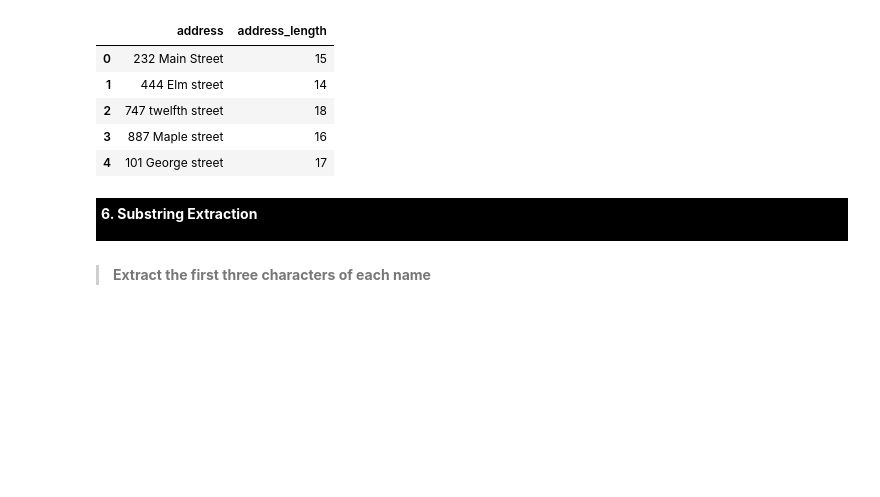
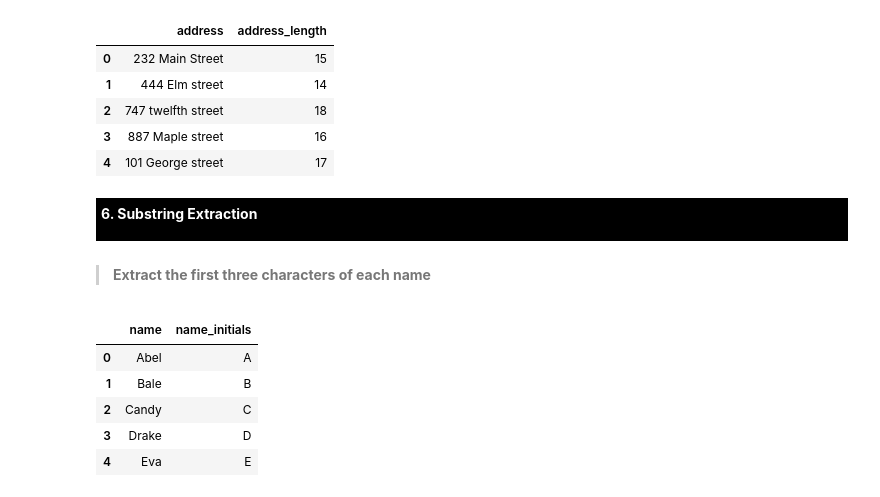
Before and after one commit to Craphtr/Python-Essentials-For-Machine-Learning, a Jupyter notebook: 08_Data_Cleaning&Preparation_in_Pandas.ipynb, the cells around one changed output. Cells and saved outputs as stored; diff of their text form; code cells hidden in the pictures; blank space fills up the shorter version.

```diff
--- a/08_Data_Cleaning&Preparation_in_Pandas.ipynb
+++ b/08_Data_Cleaning&Preparation_in_Pandas.ipynb
@@ -1047,0 +1041,10 @@ dbase
+# %%
+dbase['name_initials'] = dbase['name'].str[:1]
+dbase[['name','name_initials']]
+# %% [output]
+|  | name | name_initials |
+| 0 | Abel | A |
+| 1 | Bale | B |
+| 2 | Candy | C |
+| 3 | Drake | D |
+| 4 | Eva | E |
```
Also changed, not shown: parts of 45 cells of this notebook.
